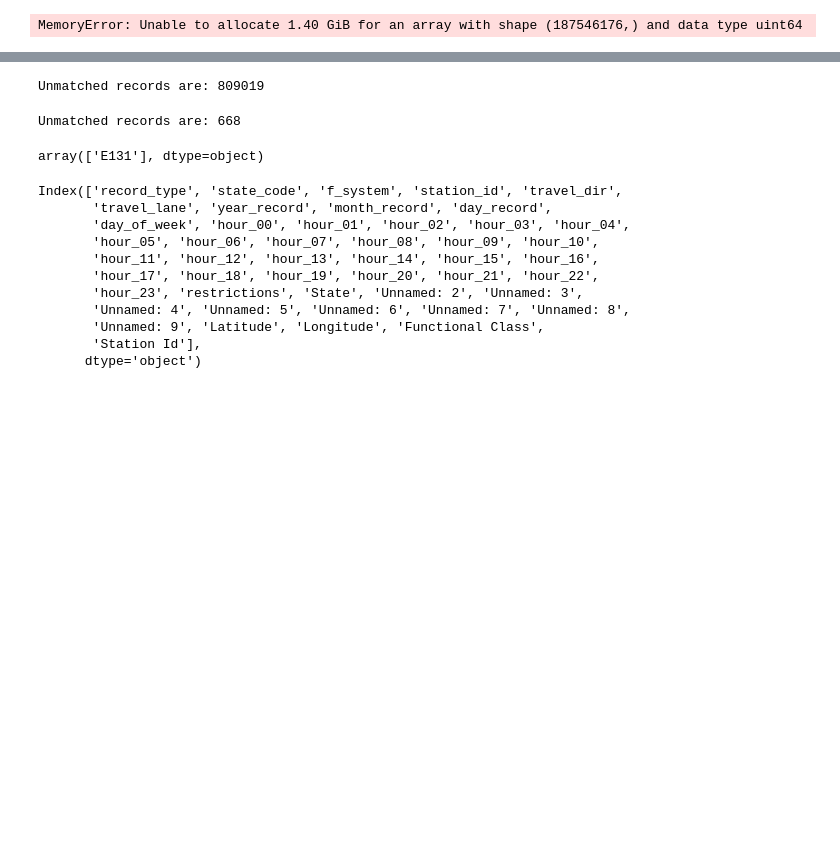
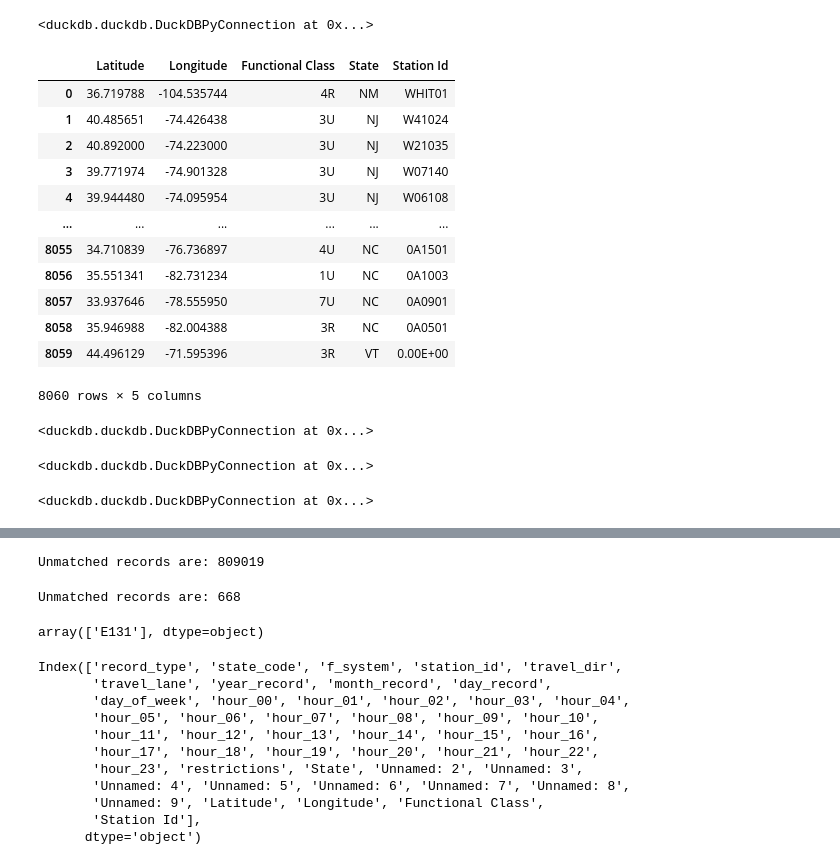
Before and after one commit to Bhavya-Budhia/TruckParking, a Jupyter notebook: cong_speed.ipynb, the cells around one changed output, grey strips where cells are left out. Cells and saved outputs as stored; diff of their text form; code cells hidden in the pictures; blank space fills up the shorter version.

```diff
--- a/cong_speed.ipynb
+++ b/cong_speed.ipynb
@@ -150,10 +95,2 @@ state_dict = state_map.set_index("state_code")["State"].to_dict()
-# %%
-# print(combined_traffic_df.shape)
-# combined_traffic_df = pd.merge(combined_traffic_df, state_map, on="state_code", how="left")
-# print(combined_traffic_df.shape)
-combined_traffic_df["State"] = combined_traffic_df["state_code"].map(state_dict)
-combined_traffic_df["station_id"] = combined_traffic_df["station_id"].astype(str)
-# %% [output]
-MemoryError: Unable to allocate 1.40 GiB for an array with shape (187546176,) and data type uint64
 # %%
 traffic_df = pd.DataFrame()
@@ -159,0 +100,5 @@ traffic_df = pd.DataFrame()
+# %%
+con = duckdb.connect()
+con.register("sensor_loc", sensor_loc)
+# %% [output]
+<duckdb.duckdb.DuckDBPyConnection at 0x...>
@@ -159,0 +108,44 @@ traffic_df = pd.DataFrame()
+# %%
+sensor_loc
+# %% [output]
+|  | Latitude | Longitude | Functional Class | State | Station Id |
+| 0 | 36.719788 | -104.535744 | 4R | NM | WHIT01 |
+| 1 | 40.485651 | -74.426438 | 3U | NJ | W41024 |
+| 2 | 40.892000 | -74.223000 | 3U | NJ | W21035 |
+| 3 | 39.771974 | -74.901328 | 3U | NJ | W07140 |
+| 4 | 39.944480 | -74.095954 | 3U | NJ | W06108 |
+| ... | ... | ... | ... | ... | ... |
+| 8055 | 34.710839 | -76.736897 | 4U | NC | 0A1501 |
+| 8056 | 35.551341 | -82.731234 | 1U | NC | 0A1003 |
+| 8057 | 33.937646 | -78.555950 | 7U | NC | 0A0901 |
+| 8058 | 35.946988 | -82.004388 | 3R | NC | 0A0501 |
+| 8059 | 44.496129 | -71.595396 | 3R | VT | 0.00E+00 |
+8060 rows × 5 columns
+# %%
+con.execute(f"""
+    CREATE OR REPLACE TABLE traffic_matched AS
+    SELECT
+        t.*,                           -- all columns from traffic
+        s.*
+    FROM read_parquet('{traffic_parquet_glob}') AS t
+    LEFT JOIN sensor_loc AS s
+      ON t.station_id = s."Station Id"
+     AND t.State      = s.State
+    WHERE s."Latitude" IS NOT NULL
+""")
+# %% [output]
+<duckdb.duckdb.DuckDBPyConnection at 0x...>
+# %%
+con.execute(f"""
+    CREATE OR REPLACE TABLE traffic_unmatched  AS
+    SELECT
+        t.*,                           -- all columns from traffic
+        s.*
+    FROM read_parquet('{traffic_parquet_glob}') AS t
+    LEFT JOIN sensor_loc AS s
+      ON t.station_id = s."Station Id"
+     AND t.State      = s.State
+    WHERE s."Latitude" IS NULL
+""")
+# %% [output]
+<duckdb.duckdb.DuckDBPyConnection at 0x...>
@@ -159,0 +154,7 @@ traffic_df = pd.DataFrame()
+# %%
+con.execute("""
+            UPDATE traffic_unmatched
+            SET station_id = ltrim(station_id, '0')
+            """)
+# %% [output]
+<duckdb.duckdb.DuckDBPyConnection at 0x...>
```
Also changed, not shown: parts of 12 cells of this notebook.
